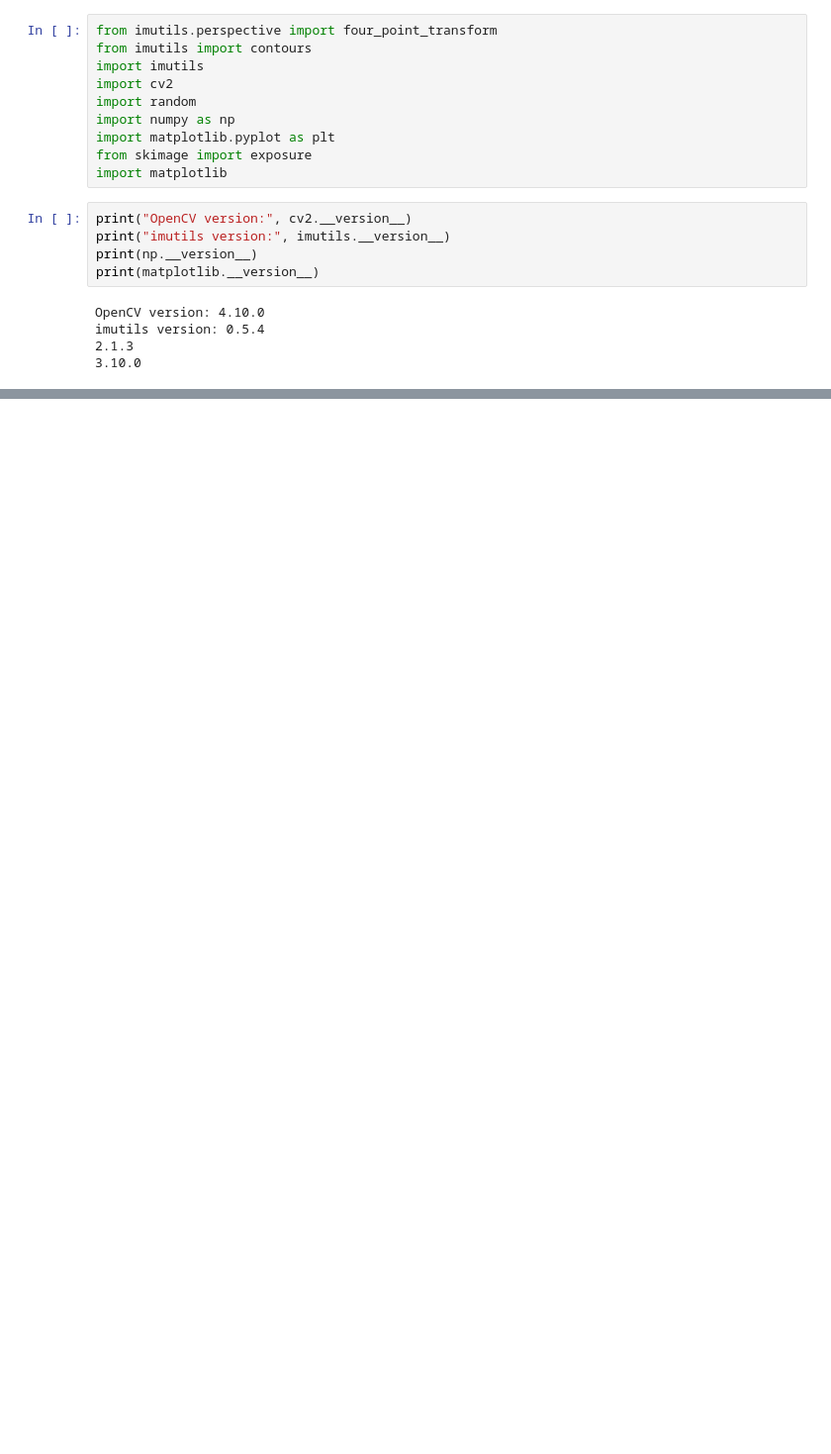
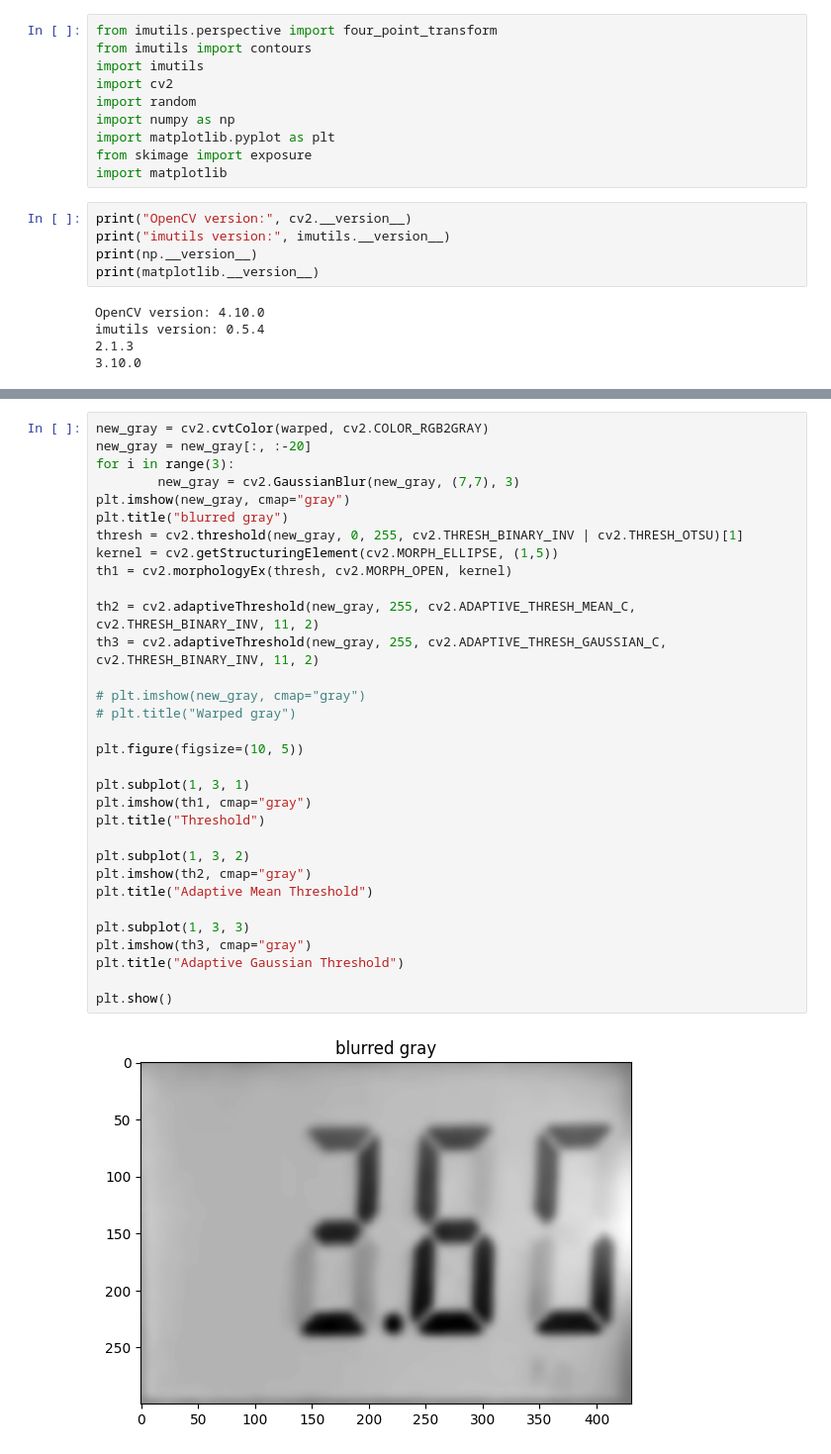
Before and after one commit to lorenzougolini/dynamometer, a Jupyter notebook: image processing.ipynb, the cells around one changed output, grey strips where cells are left out. Shown at 99% size. Saved outputs shown, nothing was run; the diff lists cells and outputs as text; blank space fills up the shorter version.

Commit message:
the lcd is found using color. tuned the digit box recognition and refined how digits are selected

```diff
--- a/image processing.ipynb
+++ b/image processing.ipynb
@@ -155,0 +158,34 @@ Area of the rectangle: 15558.806994358543
+# %%
+new_gray = cv2.cvtColor(warped, cv2.COLOR_RGB2GRAY)
+new_gray = new_gray[:, :-20]
+for i in range(3):
+        new_gray = cv2.GaussianBlur(new_gray, (7,7), 3)
+plt.imshow(new_gray, cmap="gray")
+plt.title("blurred gray")
+thresh = cv2.threshold(new_gray, 0, 255, cv2.THRESH_BINARY_INV | cv2.THRESH_OTSU)[1]
+kernel = cv2.getStructuringElement(cv2.MORPH_ELLIPSE, (1,5))
+th1 = cv2.morphologyEx(thresh, cv2.MORPH_OPEN, kernel)
+
+th2 = cv2.adaptiveThreshold(new_gray, 255, cv2.ADAPTIVE_THRESH_MEAN_C, cv2.THRESH_BINARY_INV, 11, 2)
+th3 = cv2.adaptiveThreshold(new_gray, 255, cv2.ADAPTIVE_THRESH_GAUSSIAN_C, cv2.THRESH_BINARY_INV, 11, 2)
+
+# plt.imshow(new_gray, cmap="gray")
+# plt.title("Warped gray")
+
+plt.figure(figsize=(10, 5))
+
+plt.subplot(1, 3, 1)
+plt.imshow(th1, cmap="gray")
+plt.title("Threshold")
+
+plt.subplot(1, 3, 2)
+plt.imshow(th2, cmap="gray")
+plt.title("Adaptive Mean Threshold")
+
+plt.subplot(1, 3, 3)
+plt.imshow(th3, cmap="gray")
+plt.title("Adaptive Gaussian Threshold")
+
+plt.show()
+# %% [output]
+[figure, added]
```
Also changed, not shown: parts of 7 cells of this notebook, 1 other file.
